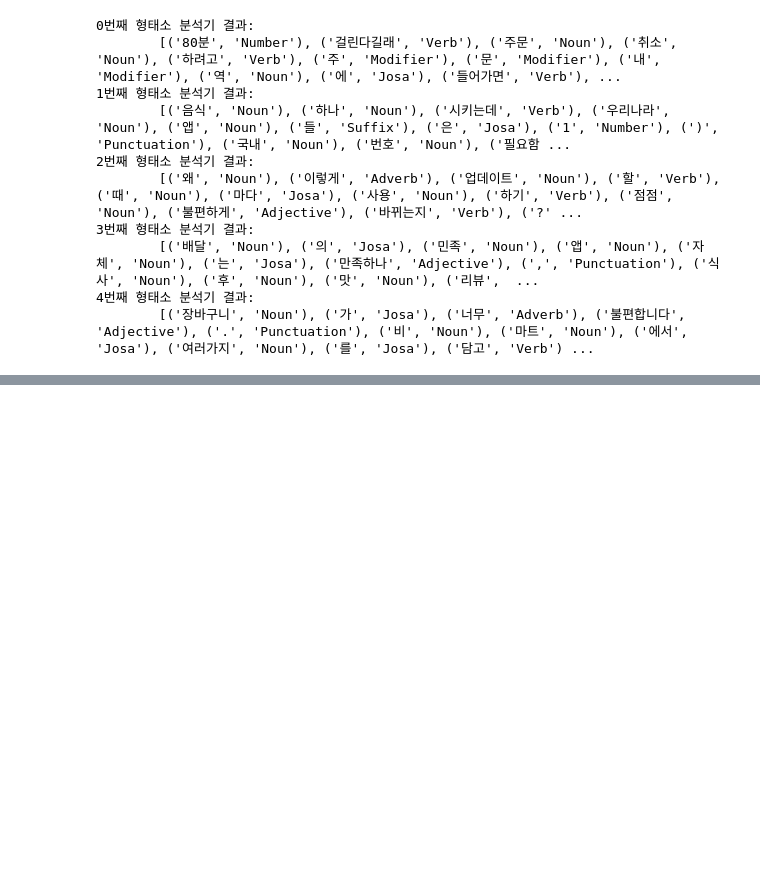
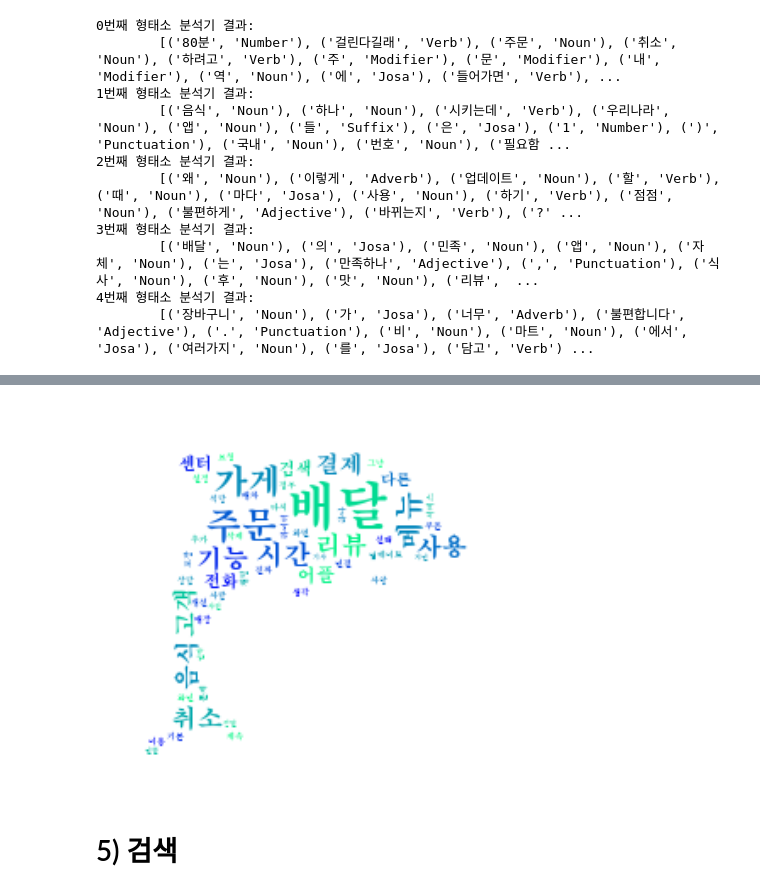
Before and after one commit to yojeongyujeong/yogurtyojung, a Jupyter notebook: java_education.ipynb, the cells around one changed output, grey strips where cells are left out. Cells and saved outputs as stored; diff of their text form; code cells hidden in the pictures; blank space fills up the shorter version.

```diff
--- a/java_education.ipynb
+++ b/java_education.ipynb
@@ -214,0 +480,56 @@ for i, review_a in enumerate(review5.tolist()):
+# %%
+import re
+from konlpy.tag import Okt
+
+word_list_mission = []
+stopwords = ["배민", "민족"]
+okt = Okt()
+
+for i, review_c in enumerate(baemin_reveiws_alpha["댓글"].tolist()):
+    # 조건1: 특수문자 제거
+    new_review_c = re.sub("[^가-힣\s]", "", review_c)
+
+    # 형태소 분석
+    result = okt.pos(new_review_c, norm=True, stem=True)
+
+    for word, tag in result:
+        # 조건2: 불용어 제거
+        if word in stopwords:
+            continue
+        # 조건3: 한 글자 제거
+        if len(word) == 1:
+            continue
+        # 조건4: 동사(V로 시작하는 태그)만 포함
+        if not tag.startswith('V'):
+            continue
+
+        word_list_mission.append(word)
+
+    print(f"{i}번째 리뷰 : {review_c}")
+
+
+from wordcloud import WordCloud
+import matplotlib.pyplot as plt
+import koreanize_matplotlib
+
+from PIL import Image
+import numpy as np
+
+mask_img = np.array(Image.open("dolphin.png"))
+
+wc = WordCloud(
+    font_path = "C:\Windows\Fonts\H2MJRE.ttf",
+    mask=mask_img,
+    background_color="white",
+    colormap="winter",
+    width=1200,
+    height=900
+)
+
+wc.generate_from_frequencies(counter)
+
+# plt.figure(figsize=(5,5))
+plt.imshow(wc, interpolation="bilinear")
+plt.axis("off")
+plt.show()
+# %% [output]
@@ -214,0 +553,3 @@ for i, review_a in enumerate(review5.tolist()):
+[figure, added]
+# %% [markdown]
+# 5) 검색
```
Also changed, not shown: parts of 22 cells of this notebook, 10 other files.
